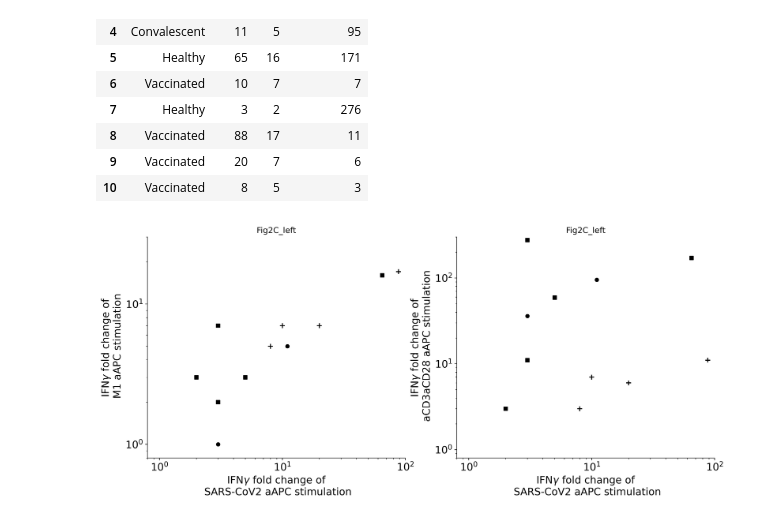
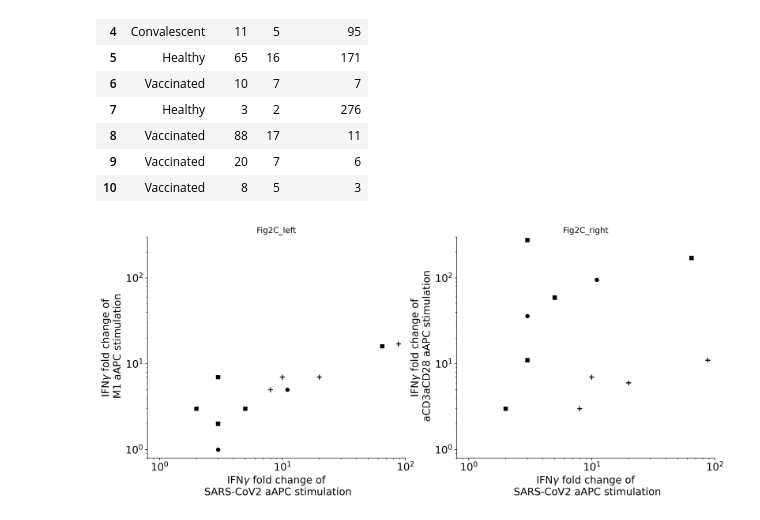
Before and after one commit to GaryWang7/COVID19_Cross_Reference, a Jupyter notebook: Paper_Plot/COVID_2020_Project/Plotting.ipynb, the cells around one changed output. Saved outputs shown, nothing was run; the diff lists cells and outputs as text; code cells hidden in the pictures.

Commit message:
Update figures

```diff
--- a/Paper_Plot/COVID_2020_Project/Plotting.ipynb
+++ b/Paper_Plot/COVID_2020_Project/Plotting.ipynb
@@ -221,7 +221,7 @@ C1.scatter(C1_Vac_SARS,C1_Vac_M1, marker = '+',color = 'k', s = 50)
 C1.set_yscale('log')
 C1.set_xscale('log')
 # Limits
-C1.set_ylim(ymin=0.8,ymax =30)
+C1.set_ylim(ymin=0.8,ymax =300)
 C1.set_xlim(xmin=0.8,xmax = 100)
 # Hide right and top spines
 C1.spines['right'].set_visible(False)
@@ -232,32 +232,32 @@ C1.xaxis.set_ticks_position('bottom')
 C1.set_xlabel('IFN$\gamma$ fold change of \n SARS-CoV2 aAPC stimulation')
 C1.set_ylabel('IFN$\gamma$ fold change of \n M1 aAPC stimulation')
 C1.set_title('Fig2C_left')
 
 # Right -- aCD3aCD28 vs SARS_CoV2
 C2.scatter(C1_CP_SARS,C2_CP_aa, marker='.',color = 'k',s = 110)
 C2.scatter(C1_Healthy_SARS,C2_Healthy_aa, marker = ',',color = 'k', s = 30)
 C2.scatter(C1_Vac_SARS,C2_Vac_aa, marker = '+',color = 'k', s = 50)
 # Limits
 # Axis log scale
 C2.set_yscale('log')
 C2.set_xscale('log')
 # Axis limits
 C2.set_ylim(ymin=0.8,ymax =300)
 C2.set_xlim(xmin=0.8,xmax = 100)
 # Hide right and top spines
 C2.spines['right'].set_visible(False)
 C2.spines['top'].set_visible(False)
 C2.yaxis.set_ticks_position('left')
 C2.xaxis.set_ticks_position('bottom')
 # Axes Names
 C2.set_xlabel('IFN$\gamma$ fold change of \n SARS-CoV2 aAPC stimulation')
 C2.set_ylabel('IFN$\gamma$ fold change of \n aCD3aCD28 aAPC stimulation')
-C2.set_title('Fig2C_left')
+C2.set_title('Fig2C_right')
 # Font sizes
 plt.rc('axes', labelsize=15)
 plt.rc('xtick', labelsize=15)
 plt.rc('ytick', labelsize=15)
 # Save Fig
 Fig2_2C.savefig('Fig2C.png',bbox_inches='tight')
 # %% [output]
-[figure, old version]
+[figure, new version]
```
Also changed, not shown: parts of 2 cells of this notebook, 3 other files.
